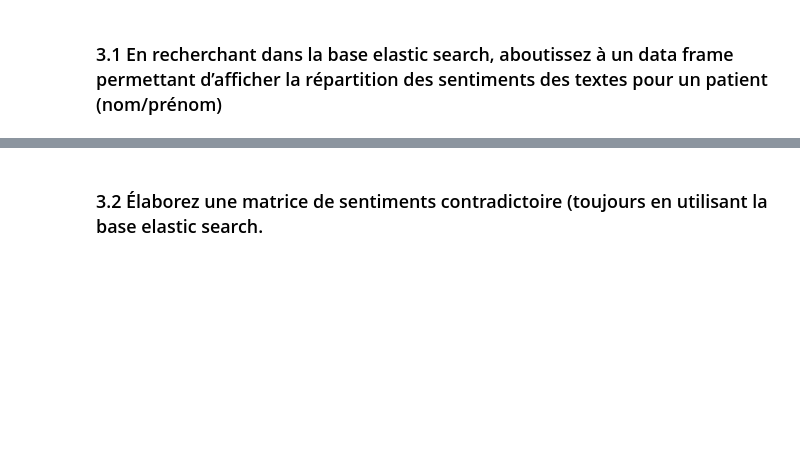
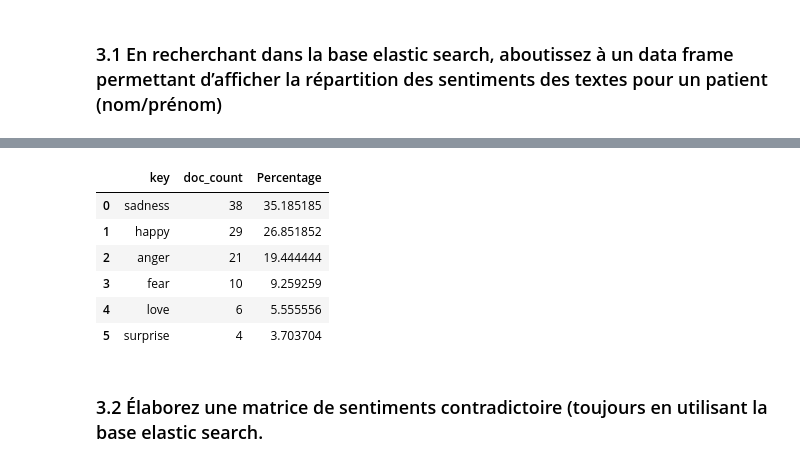
Before and after one commit to MyriamLbhn/NLP_Project, a Jupyter notebook: partie_2_elasticsearch.ipynb, the cells around one changed output, grey strips where cells are left out. Drawn from its saved outputs; the diff is of its cells as text; code cells hidden in the pictures; blank space fills up the shorter version.

```diff
--- a/partie_2_elasticsearch.ipynb
+++ b/partie_2_elasticsearch.ipynb
@@ -311,3 +251,47 @@ sentiment_counts
+# %%
+from elasticsearch import Elasticsearch
+import pandas as pd
+
+def distribution_sentiment(es, patient_firstname, patient_lastname):
+    query = {
+            "size": 10,
+            "query": {
+                "bool": {
+                    "must": [
+                        {"term": {"patient_firstname": patient_firstname}},
+                        {"term": {"patient_lastname": patient_lastname}}
+                    ]
+                }
+            },
+            "aggs": {
+                "sentiment_distribution": {
+                    "terms": {"field": "emotion"}
+                }
+            }
+        }
+
+    response = es.search(index="notes", body=query)
+    buckets = response["aggregations"]["sentiment_distribution"]["buckets"]
+
+    # Création du DataFrame
+    df = pd.DataFrame(buckets, columns=["key", "doc_count"])
+    total_count = df["doc_count"].sum()
+
+    # Calcul des pourcentages
+    df["Percentage"] = (df["doc_count"] / total_count) * 100
+
+    return df
+
+# Exemple d'utilisation
+distribution_sentiment(es, "Laura", "Wright")
+# %% [output]
+|  | key | doc_count | Percentage |
+| 0 | sadness | 38 | 35.185185 |
+| 1 | happy | 29 | 26.851852 |
+| 2 | anger | 21 | 19.444444 |
+| 3 | fear | 10 | 9.259259 |
+| 4 | love | 6 | 5.555556 |
+| 5 | surprise | 4 | 3.703704 |
 # %% [markdown]
 ### 3.2  Élaborez une matrice de sentiments contradictoire (toujours en utilisant la base elastic search.
 # %% [markdown]
```
Also changed, not shown: parts of 9 cells of this notebook.
